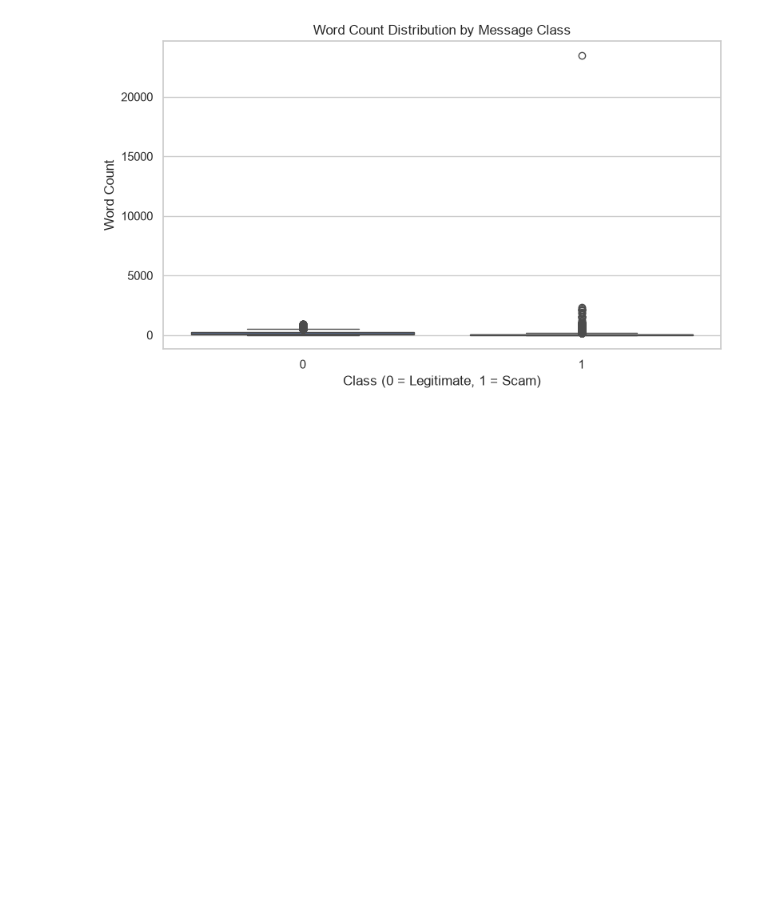
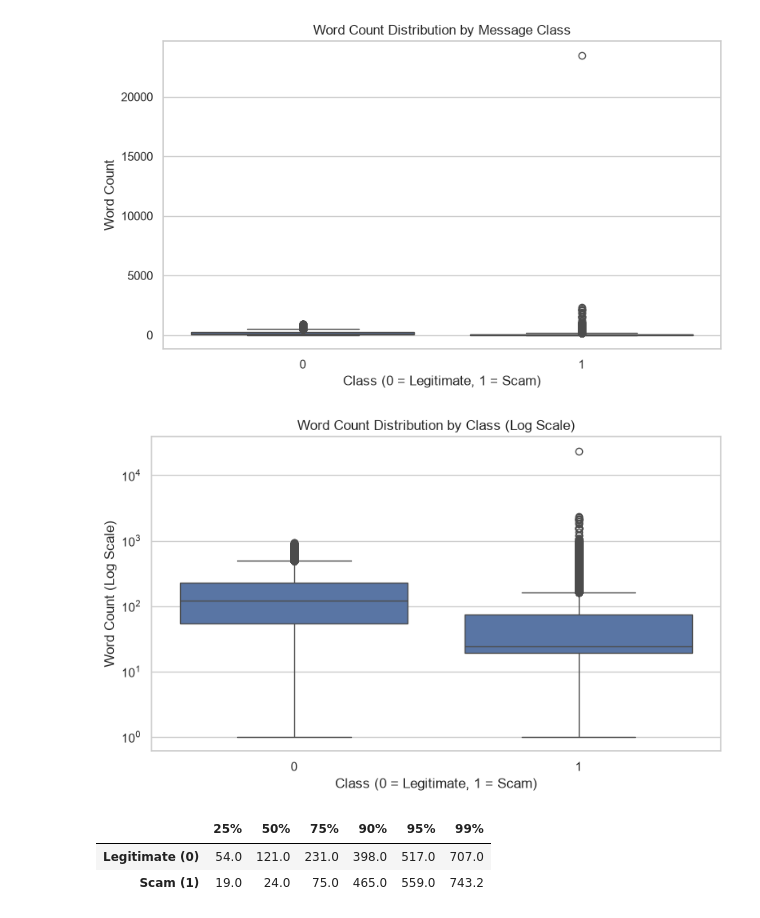
Before and after one commit to Supan-Roy/financial-scam-analysis, a Jupyter notebook: notebooks/01_dataset_understanding.ipynb, the cells around one changed output. Drawn from its saved outputs; the diff is of its cells as text; code cells hidden in the pictures; blank space fills up the shorter version.

Commit message:
feat(notebooks): expand exploratory analysis and visualizations in dataset understanding notebook

```diff
--- a/notebooks/01_dataset_understanding.ipynb
+++ b/notebooks/01_dataset_understanding.ipynb
@@ -315,3 +315,39 @@ plt.ylabel("Word Count")
 plt.show()
 # %% [output]
 [figure]
+# %%
+# 16. Visualize word counts using a logarithmic scale
+
+plt.figure(figsize=(9, 5))
+
+sns.boxplot(
+    data=train_df,
+    x="label",
+    y="word_count_normalized"
+)
+
+plt.yscale("log")
+
+plt.title("Word Count Distribution by Class (Log Scale)")
+plt.xlabel("Class (0 = Legitimate, 1 = Scam)")
+plt.ylabel("Word Count (Log Scale)")
+
+plt.show()
+# %% [output]
+[figure, added]
+# %%
+# 17. Analyze word-count percentiles by class
+
+word_percentiles = train_df.groupby("label")["word_count_normalized"].quantile(
+    [0.25, 0.50, 0.75, 0.90, 0.95, 0.99]
+).unstack()
+
+word_percentiles.index = ["Legitimate (0)", "Scam (1)"]
+
+word_percentiles.columns = ["25%", "50%", "75%", "90%", "95%", "99%"]
+
+word_percentiles
+# %% [output]
+|  | 25% | 50% | 75% | 90% | 95% | 99% |
+| Legitimate (0) | 54.0 | 121.0 | 231.0 | 398.0 | 517.0 | 707.0 |
+| Scam (1) | 19.0 | 24.0 | 75.0 | 465.0 | 559.0 | 743.2 |
```
Also changed, not shown: parts of 7 cells of this notebook.
